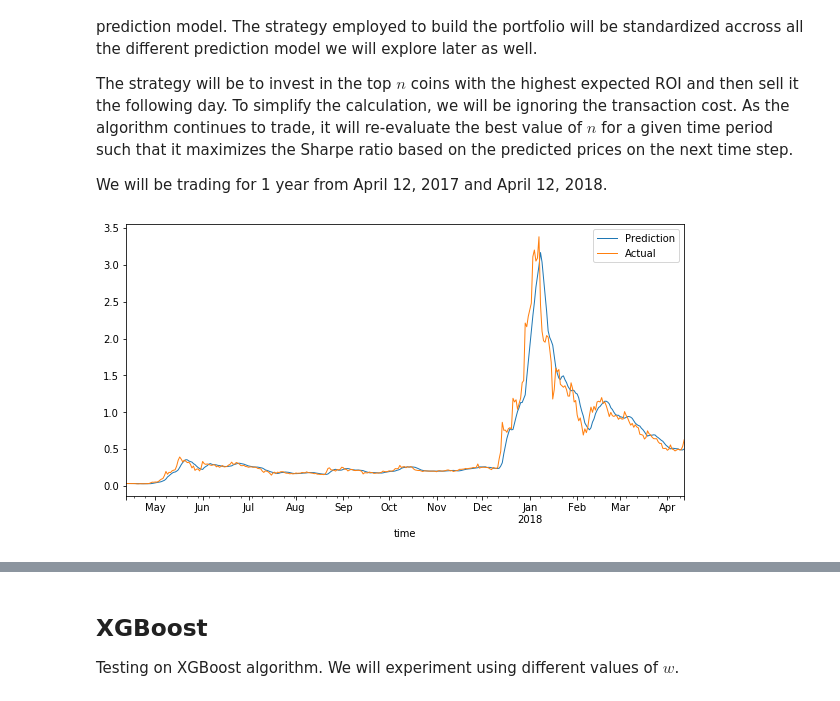
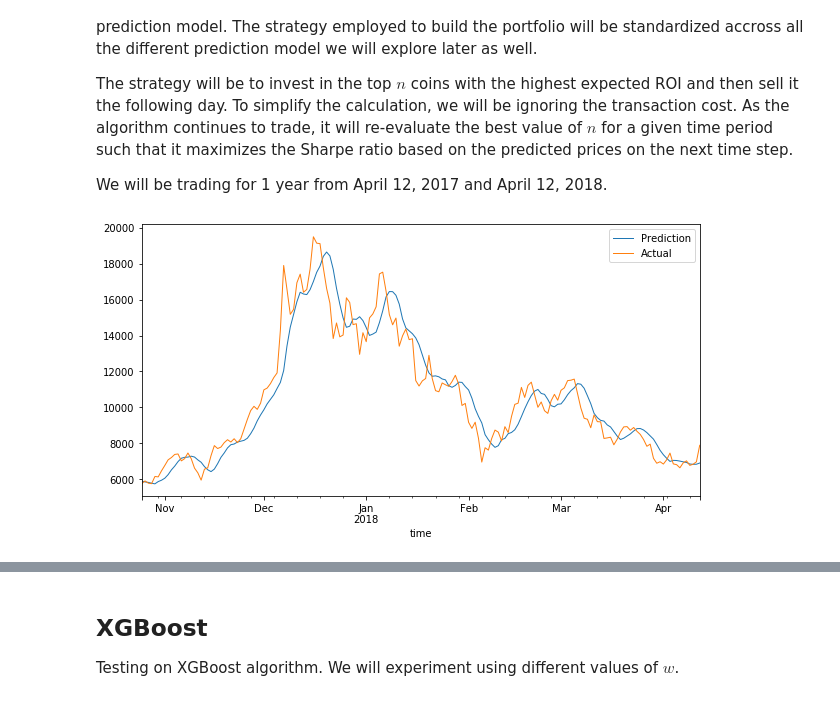
Before and after one commit to stevewam/crypto-prediction, a Jupyter notebook: Model Training.ipynb, the cells around one changed output, grey strips where cells are left out. Drawn from its saved outputs; the diff is of its cells as text; code cells hidden in the pictures.

```diff
--- a/Model Training.ipynb
+++ b/Model Training.ipynb
@@ -43,3 +58,10 @@ data_df = pd.read_csv("./data/processed_data.csv")
+# %%
+end_of_training_data = data_df[data_df['time'] == '2016-04-26']
+top_20 = end_of_training_data.nsmallest(columns='rank', n=20)['sym'].values
+data_df = data_df[data_df['sym'].isin(top_20)].reset_index(drop=True)
+
+START_TEST = pd.Timestamp('2017-10-25')
+START_VAL = pd.Timestamp('2016-10-25')
 # %% [markdown]
 We will be experimenting with the following algorithms for the model:
 1. XGBoost
@@ -57,6 +76,6 @@ import source
 # %%
 # Since our create_features function calculate the average of the last w prices as one of our features, we can reuse it to perform SMA
-def predict_sma_prices(features_df):
+def predict_sma(features_df, target='price'):
     return features_df['price_1_mean']
 
 # Function to calculate Root Mean Squared of Error, an useful metric to gauge how accurate the model is
@@ -67,14 +86,21 @@ def calculate_mape(asset_matrix):
     return mape
 
 # Function to create a dataframe containing calculations needed to execute the trading strategy
-def construct_asset_matrix(test_df, pred):
+def construct_asset_matrix(test_df, pred, pred_type='price'):
     result = test_df.copy()
-    result = result[['sym', 'price_4_last', 'market_cap_4_last', 'target']]
-    result.columns = ['sym', 'previous_price', 'previous_market_cap', 'actual_price']
 
-    result['predicted_price'] = pred.values
-    result['expected_roi'] = result['predicted_price']/result['previous_price'] - 1
-    result['actual_roi'] = result['actual_price']/result['previous_price'] - 1
+    if pred_type == 'price':
+        result = result[['sym', 'price_4_last', 'market_cap_4_last', 'target']]
+        result.columns = ['sym', 'previous_price', 'previous_market_cap', 'actual_price']
+        result['predicted_price'] = pred.values
+        result['expected_roi'] = result['predicted_price']/result['previous_price'] - 1
+        result['actual_roi'] = result['actual_price']/result['previous_price'] - 1
+    else:
+        result = result[['sym', 'price_4_last', 'market_cap_4_last', 'target']]
+        result.columns = ['sym', 'previous_price', 'previous_market_cap', 'actual_roi']
+        result['expected_roi'] = pred.values
+        result['predicted_price'] = result['previous_price'] * (1 + result['expected_roi'])
+        result['actual_price'] = result['previous_price'] * (1 + result['actual_roi'])
 
     return result
 
@@ -109,19 +127,14 @@ The strategy will be to invest in the top $n$ coins with the highest expected RO
 
 We will be trading for 1 year from April 12, 2017 and April 12, 2018.
 # %%
-vol_threshold = 100000
-age_threshold = 50
-
 test_features_df = source.create_features(data_df, w=5)
-test_sma_df = test_features_df[pd.to_datetime(test_features_df.index) >= pd.Timestamp('2017-04-12')]
-test_sma_df = test_sma_df[(test_sma_df['volume_4_last'] * test_sma_df['price_4_last']) > vol_threshold]
-test_sma_df = test_sma_df[test_sma_df['age_4_last'] > age_threshold]
-test_sma_pred = predict_sma_prices(test_sma_df)
+test_sma_df = test_features_df[pd.to_datetime(test_features_df.index) >= START_TEST]
+test_sma_pred = predict_sma(test_sma_df)
 test_asset_matrix = construct_asset_matrix(test_sma_df, test_sma_pred)
 # %%
-plot_predicted_vs_actual(test_asset_matrix, 'XRP')
+plot_predicted_vs_actual(test_asset_matrix, 'BTC')
 # %% [output]
-[figure, old version]
+[figure, new version]
 # %%
 # Function to update mean based on new value
 def update_mean(mean, t, new_value):
```
Also changed, not shown: parts of 54 cells of this notebook, 2 other files.
